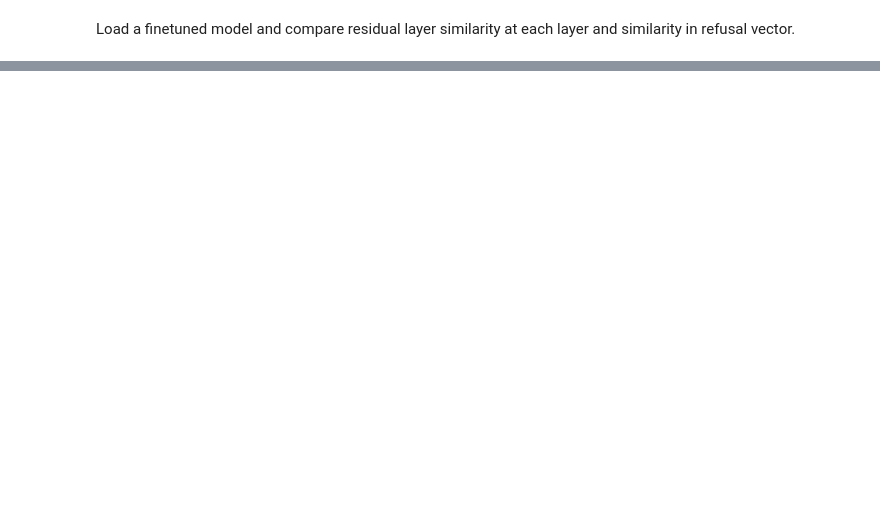
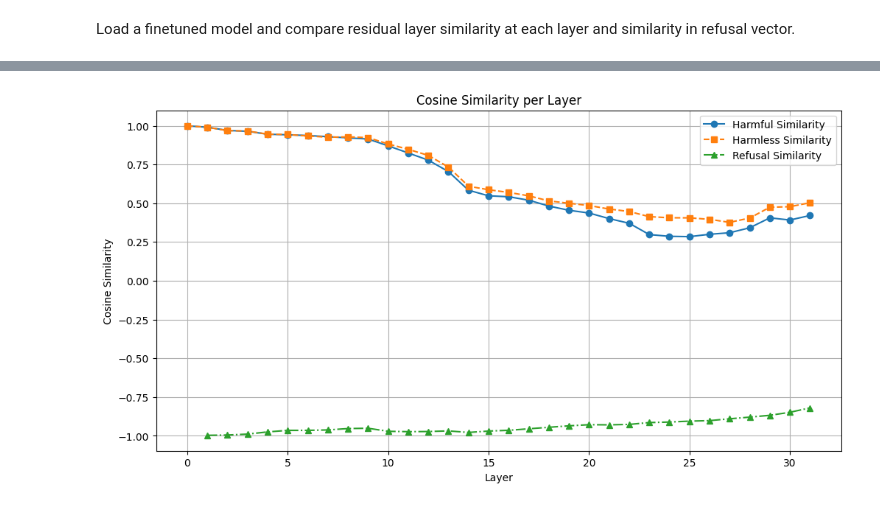
Before and after one commit to bhaktipriya/Finetuning-Safety, a Jupyter notebook: llama2/vector-inspect.ipynb, the cells around one changed output, grey strips where cells are left out. Cells and saved outputs as stored; diff of their text form; code cells hidden in the pictures; blank space fills up the shorter version.

Commit message:
Computing layer wise similarity of refusal directions

```diff
--- a/llama2/vector-inspect.ipynb
+++ b/llama2/vector-inspect.ipynb
@@ -303,0 +526,23 @@ Load a finetuned model and compare residual layer similarity at each layer and s
+# %%
+import matplotlib.pyplot as plt
+
+layers = list(similarities.keys())
+harmful_sim = [similarities[layer]['harmful'] for layer in layers]
+harmless_sim = [similarities[layer]['harmless'] for layer in layers]
+refusal_sim = [similarities[layer]['refusal'] for layer in layers]
+# Plotting
+plt.figure(figsize=(12, 6))
+# Plot harmful similarities
+plt.plot(layers, harmful_sim, marker='o', label='Harmful Similarity', linestyle='-')
+# Plot harmless similarities
+plt.plot(layers, harmless_sim, marker='s', label='Harmless Similarity', linestyle='--')
+# Plot refusal similarities
+plt.plot(layers, refusal_sim, marker='^', label='Refusal Similarity', linestyle='-.')
+plt.xlabel('Layer')
+plt.ylabel('Cosine Similarity')
+plt.title('Cosine Similarity per Layer')
+plt.legend()
+plt.grid(True)
+plt.show()
+# %% [output]
+[figure, added]
```
Also changed, not shown: parts of 31 cells of this notebook.
